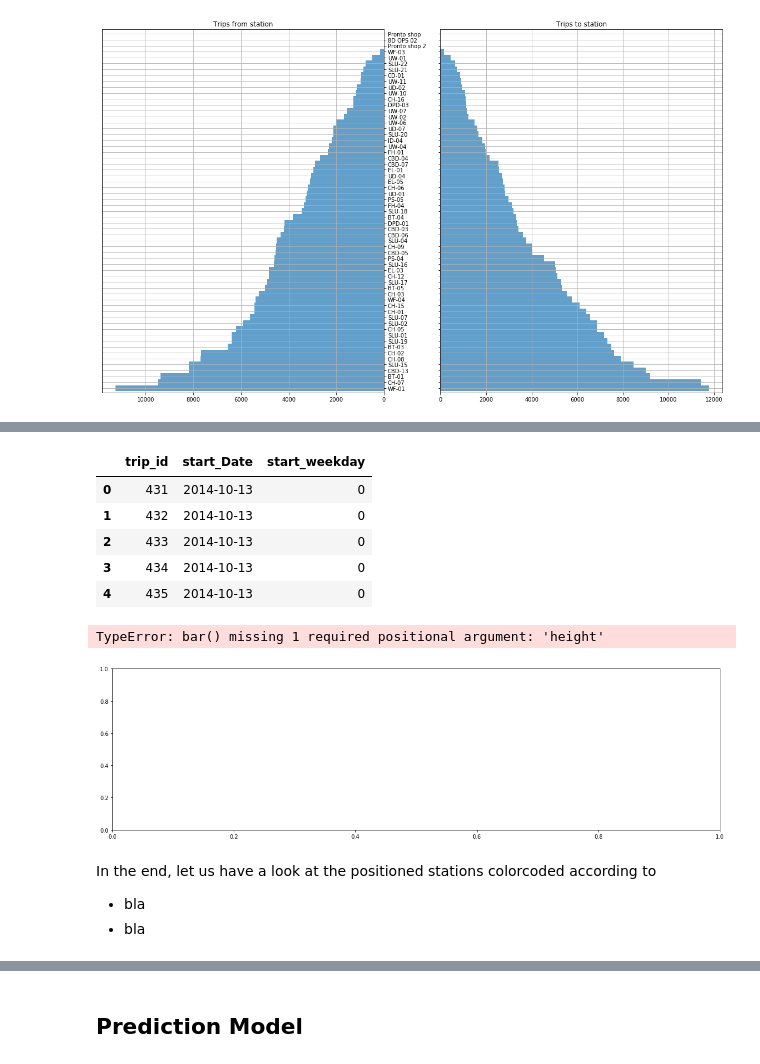
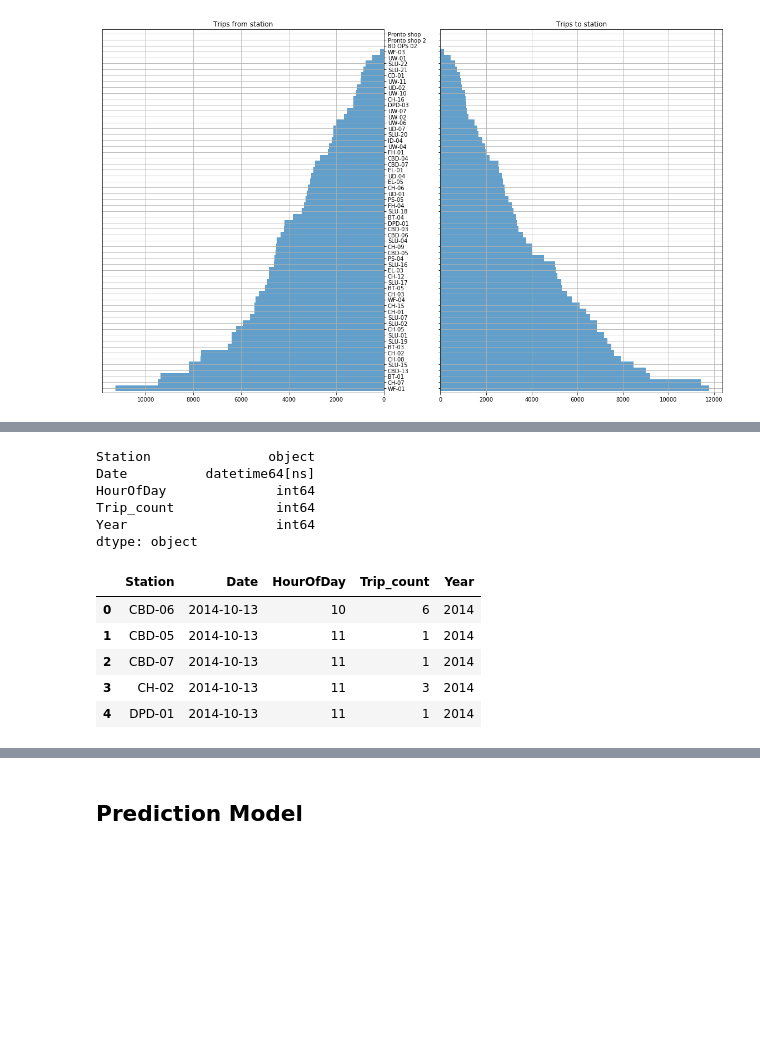
Before and after one commit to s-gr/RSSMNN, a Jupyter notebook: notebook.ipynb, the cells around one changed output, grey strips where cells are left out. Drawn from its saved outputs; the diff is of its cells as text; code cells hidden in the pictures; blank space fills up the shorter version.

```diff
--- a/notebook.ipynb
+++ b/notebook.ipynb
@@ -330,25 +371,37 @@ trip['start_Date'] = trip.starttime.dt.date
+# %%
+# rename some columns
+df.rename(columns={'trip_id' : 'Trip_count'}, inplace=True)
+# %%
+# resort and reset the index to regain a regular DataFrame object
+df = df.sort_values(['Date', 'HourOfDay', 'Station'])
+df = df.reset_index(drop=True)
+# %%
+# do the same to the original DataFrame
+trip = trip[['Station', 'Date', 'HourOfDay']].loc[
+trip[['Station', 'Date', 'HourOfDay']].drop_duplicates().index]
+trip = trip.sort_values(['Date', 'HourOfDay', 'Station'])
+trip = trip.reset_index(drop=True)
+# %%
+# concatenate both frames and recast datetime datatype
+trip = pd.concat([trip, df], axis=1, sort=False)
+trip = trip.loc[:, ~trip.columns.duplicated()]
+trip['Date'] = pd.to_datetime(trip['Date'])
+trip['Year'] = trip.Date.dt.year
+df1 = trip
+trip.dtypes
+# %% [output]
+Station               object
+Date          datetime64[ns]
+HourOfDay              int64
+Trip_count             int64
+Year                   int64
+dtype: object
 # %%
-trip[['trip_id','start_Date', 'start_weekday']].head()
+trip.head()
 # %% [output]
-|  | trip_id | start_Date | start_weekday |
-| 0 | 431 | 2014-10-13 | 0 |
-| 1 | 432 | 2014-10-13 | 0 |
-| 2 | 433 | 2014-10-13 | 0 |
-| 3 | 434 | 2014-10-13 | 0 |
-| 4 | 435 | 2014-10-13 | 0 |
+|  | Station | Date | HourOfDay | Trip_count | Year |
+| 0 | CBD-06 | 2014-10-13 | 10 | 6 | 2014 |
+| 1 | CBD-05 | 2014-10-13 | 11 | 1 | 2014 |
+| 2 | CBD-07 | 2014-10-13 | 11 | 1 | 2014 |
+| 3 | CH-02 | 2014-10-13 | 11 | 3 | 2014 |
+| 4 | DPD-01 | 2014-10-13 | 11 | 1 | 2014 |
-# %%
-fig = plt.figure(figsize=(20,12))
-fig.add_subplot(2,1,1)
-plt.bar(x = 'start_weekday', y = 'start_week')
-plt.title('Trips from station')
-fig.add_subplot(2,1,2)
-trip['start_weekday'].value_counts().plot(kind='bar', rot=0, grid=True, alpha=0.7, width=1)
-plt.title('Trips to station')
-plt.show()
-# %% [output]
-TypeError: bar() missing 1 required positional argument: 'height'
-[figure, removed]
-# %% [markdown]
-In the end, let us have a look at the positioned stations colorcoded according to
-- bla
-- bla
```
Also changed, not shown: parts of 48 cells of this notebook, 3 other files.
